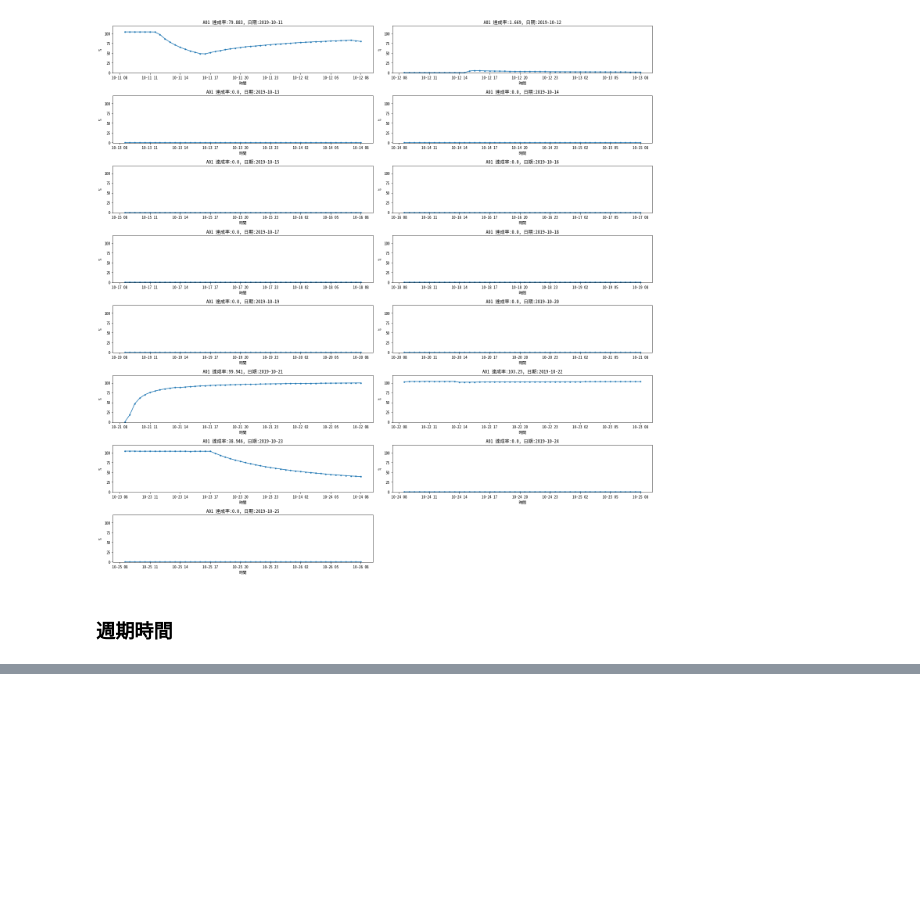
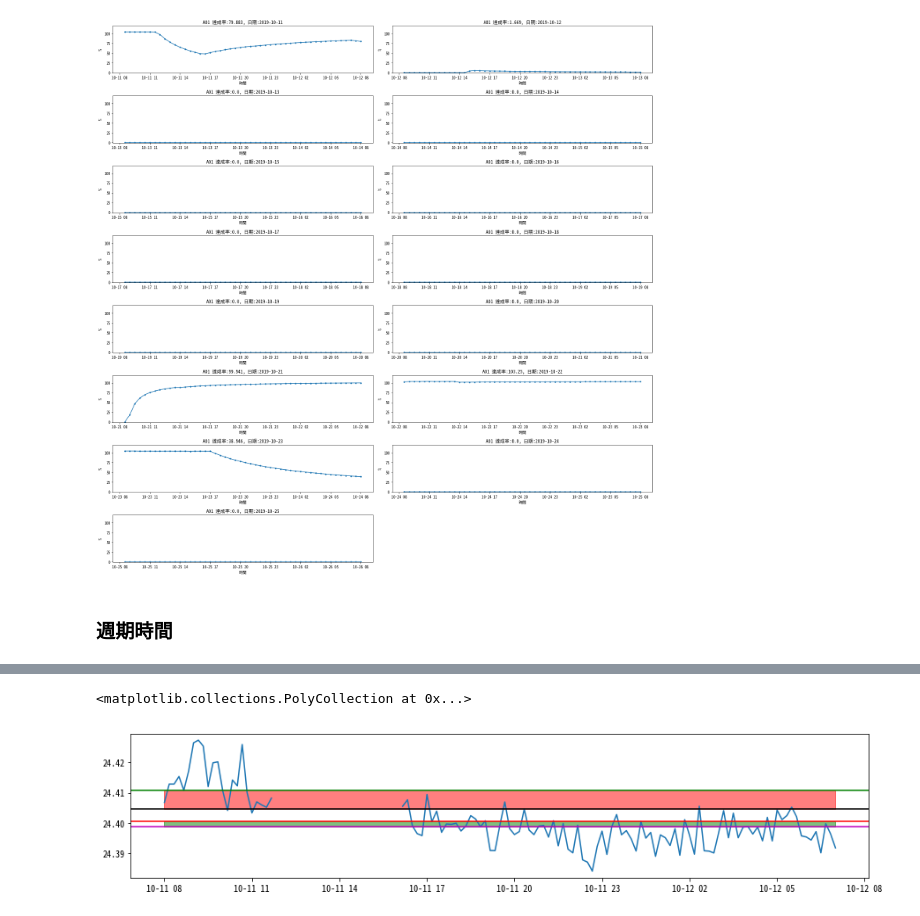
Before and after one commit to Backlu/Intelligent-Manufacturing, a Jupyter notebook: data_oee.ipynb, the cells around one changed output, grey strips where cells are left out. Cells and saved outputs as stored; diff of their text form; code cells hidden in the pictures; blank space fills up the shorter version.

```diff
--- a/data_oee.ipynb
+++ b/data_oee.ipynb
@@ -212,0 +203,19 @@ See the caveats in the documentation: http://pandas.pydata.org/pandas-docs/stabl
+# %%
+import mpl_finance as mpf
+from mpl_finance import candlestick_ohlc
+from matplotlib.dates import date2num
+import plotly.graph_objects as go
+import pandas as pd
+from datetime import datetime
+from scipy import stats
+import talib
+
+MID='A01'
+start_dt = datetime(2019,10,11,8,0)
+end_dt = datetime(2019,10,12,8,0)
+spc_day = data.spcdata[(data.spcdata['machine_id']==MID) & (spc_Mid['timestamp']>=start_dt.timestamp()) & (spc_Mid['timestamp']<=end_dt.timestamp())]
+
+
+
+if 'dt' in spc_day :
+    spc_day.set_index('dt', inplace=True)
@@ -212,0 +336,23 @@ See the caveats in the documentation: http://pandas.pydata.org/pandas-docs/stabl
+# %%
+mean_df = spc_day['SPC_9'].resample('10T').mean()
+sp382 = (mean_df.max() - mean_df.min())*0.382 + mean_df.min()
+sp618 = (mean_df.max() - mean_df.min())*0.618 + mean_df.min()
+sp382_stats = stats.scoreatpercentile(mean_df, 38.2)
+sp618_stats = stats.scoreatpercentile(mean_df, 61.8)
+
+above382 = max(sp382, sp382_stats)
+below382 = min(sp382, sp382_stats)
+above618 = max(sp618, sp618_stats)
+below618 = min(sp618, sp618_stats)
+
+plt.figure(figsize=(15,3))
+plt.plot(mean_df)
+plt.axhline(sp382, c='r')
+plt.axhline(sp382_stats, c='m')
+plt.axhline(sp618, c='g')
+plt.axhline(sp618_stats, c='k')
+plt.fill_between(mean_df.index, above618, below618, alpha=0.5, color='r')
+plt.fill_between(mean_df.index, above382, below382, alpha=0.5, color='g')
+# %% [output]
+<matplotlib.collections.PolyCollection at 0x...>
+[figure, added]
```
Also changed, not shown: parts of 14 cells of this notebook, 2 other files.
